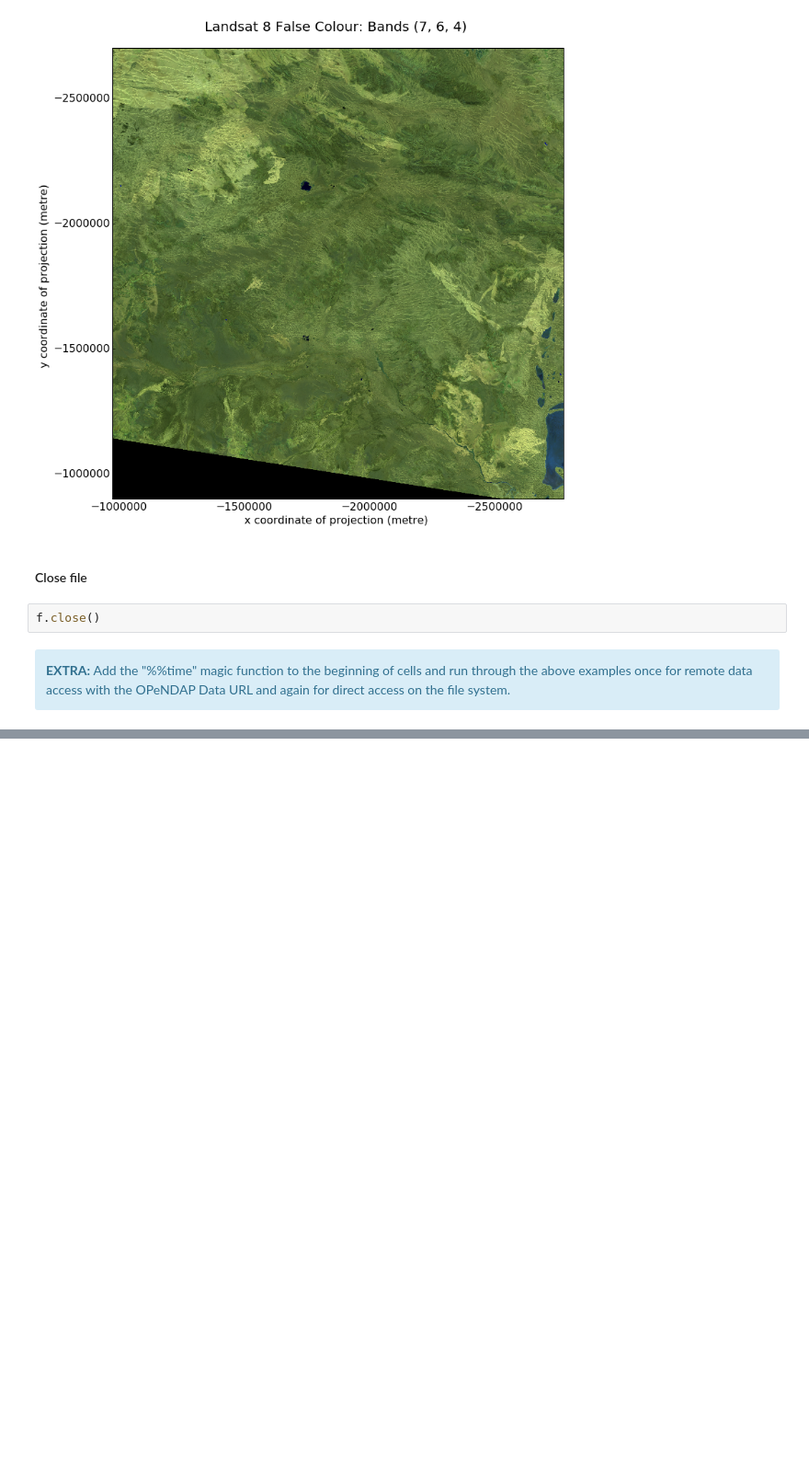
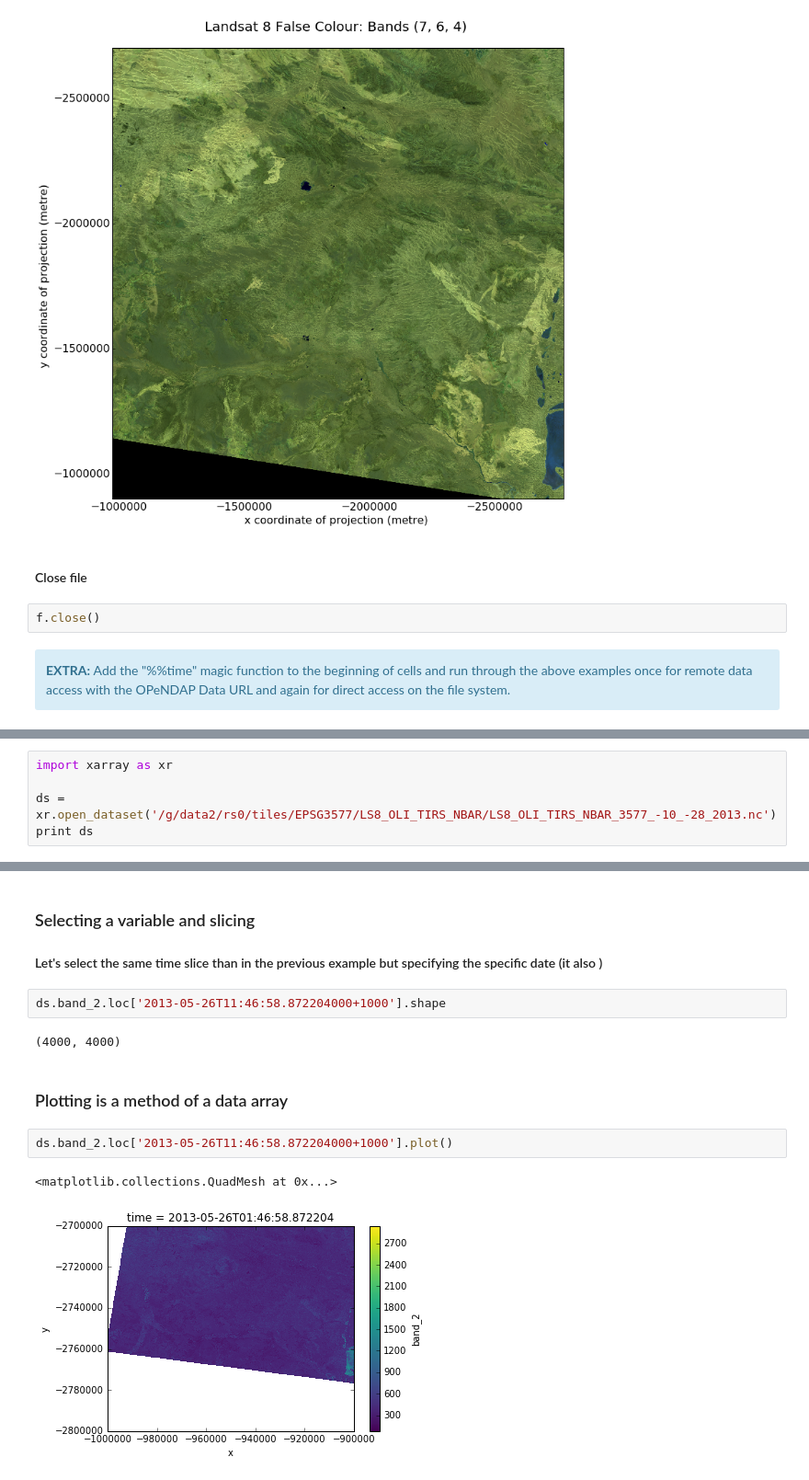
Before and after one commit to nigelrees/Data-Intensive-Workshop-Nov-2016, a Jupyter notebook: 05_Python_Data_Examples_I/Python_NetCDF_Landsat8.ipynb, the cells around one changed output, grey strips where cells are left out. Shown at 92% size. Saved outputs shown, nothing was run; the diff lists cells and outputs as text; blank space fills up the shorter version.

Commit message:
xarray added to landsat example

```diff
--- a/05_Python_Data_Examples_I/Python_NetCDF_Landsat8.ipynb
+++ b/05_Python_Data_Examples_I/Python_NetCDF_Landsat8.ipynb
@@ -261,0 +274,5 @@ f.close()
+# %%
+import xarray as xr
+
+ds = xr.open_dataset('/g/data2/rs0/tiles/EPSG3577/LS8_OLI_TIRS_NBAR/LS8_OLI_TIRS_NBAR_3577_-10_-28_2013.nc')
+print ds
@@ -261,0 +320,15 @@ f.close()
+# %% [markdown]
+### Selecting a variable and slicing
+
+#### Let's select the same time slice than in the previous example but specifying the specific date (it also )
+# %%
+ds.band_2.loc['2013-05-26T11:46:58.872204000+1000'].shape
+# %% [output]
+(4000, 4000)
+# %% [markdown]
+### Plotting is a method of a data array
+# %%
+ds.band_2.loc['2013-05-26T11:46:58.872204000+1000'].plot()
+# %% [output]
+<matplotlib.collections.QuadMesh at 0x...>
+[figure, added]
```
Also changed, not shown: parts of 8 cells of this notebook.
